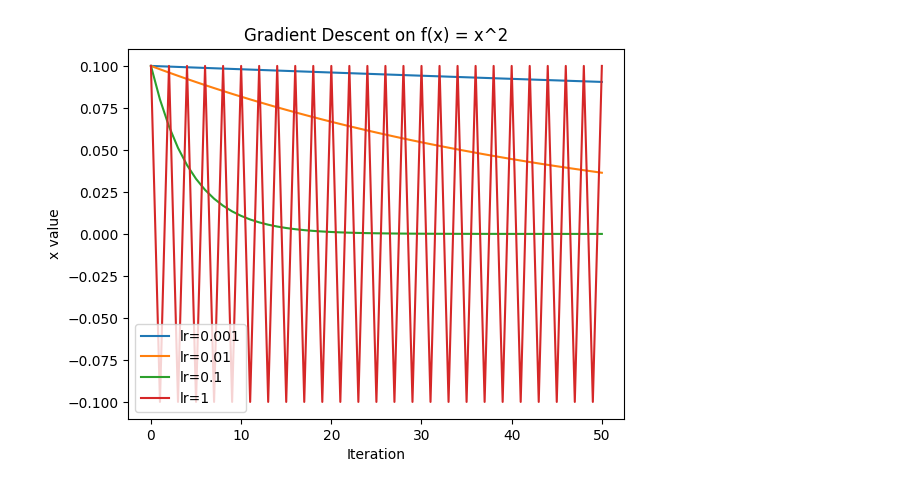
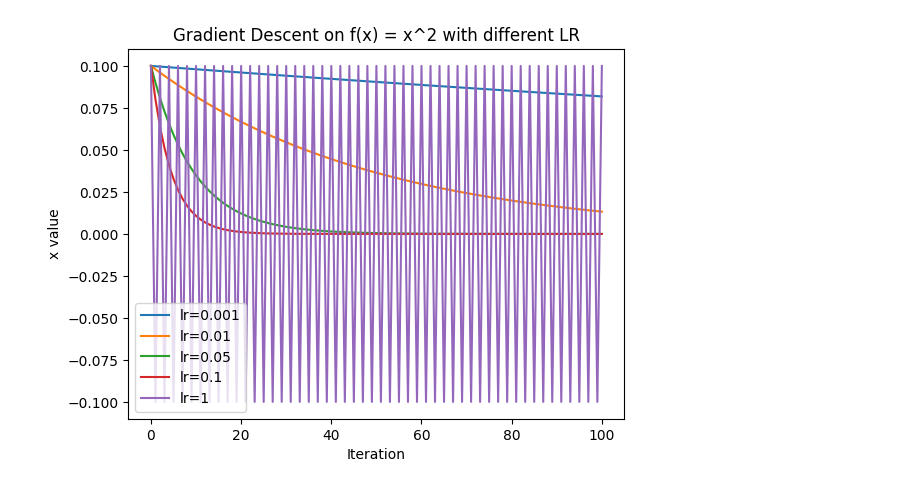
Before and after one commit to fifi1120/ML_GradientDescentOptimization, a Jupyter notebook: ML project.ipynb, the cells around one changed output. Drawn from its saved outputs; the diff is of its cells as text; code cells hidden in the pictures.

```diff
--- a/ML project.ipynb
+++ b/ML project.ipynb
@@ -2,34 +2,34 @@
 # Convex Function:
 
 import numpy as np
 import matplotlib.pyplot as plt
 
 def f1(x):
     return x ** 2
 
 def grad_f1(x):
     return 2 * x
 
 def gradient_descent(grad, start_point, learning_rate, num_iterations):
     x = start_point
     x_history = [x]
     for i in range(num_iterations):
         x -= learning_rate * grad(x)
         x_history.append(x)
     return x_history
 
 start_point = 0.1
-learning_rates = [0.001, 0.01, 0.1, 1]
-num_iterations = 50
+learning_rates = [0.001, 0.01, 0.05, 0.1, 1]
+num_iterations = 100
 
 for lr in learning_rates:
     x_history = gradient_descent(grad_f1, start_point, lr, num_iterations)
     plt.plot(x_history, label=f'lr={lr}')
 
 plt.xlabel('Iteration')
 plt.ylabel('x value')
-plt.title('Gradient Descent on f(x) = x^2')
+plt.title('Gradient Descent on f(x) = x^2 with different LR')
 plt.legend()
 plt.show()
 # %% [output]
-[figure, old version]
+[figure, new version]
```
Also changed, not shown: parts of 9 cells of this notebook, 1 other file.
